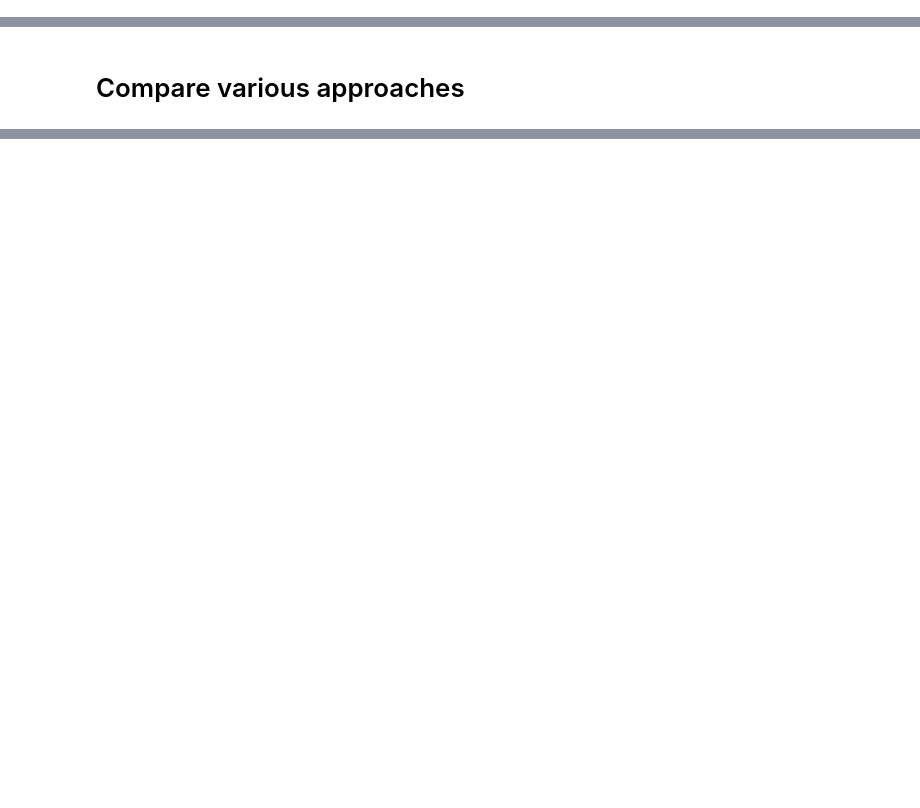
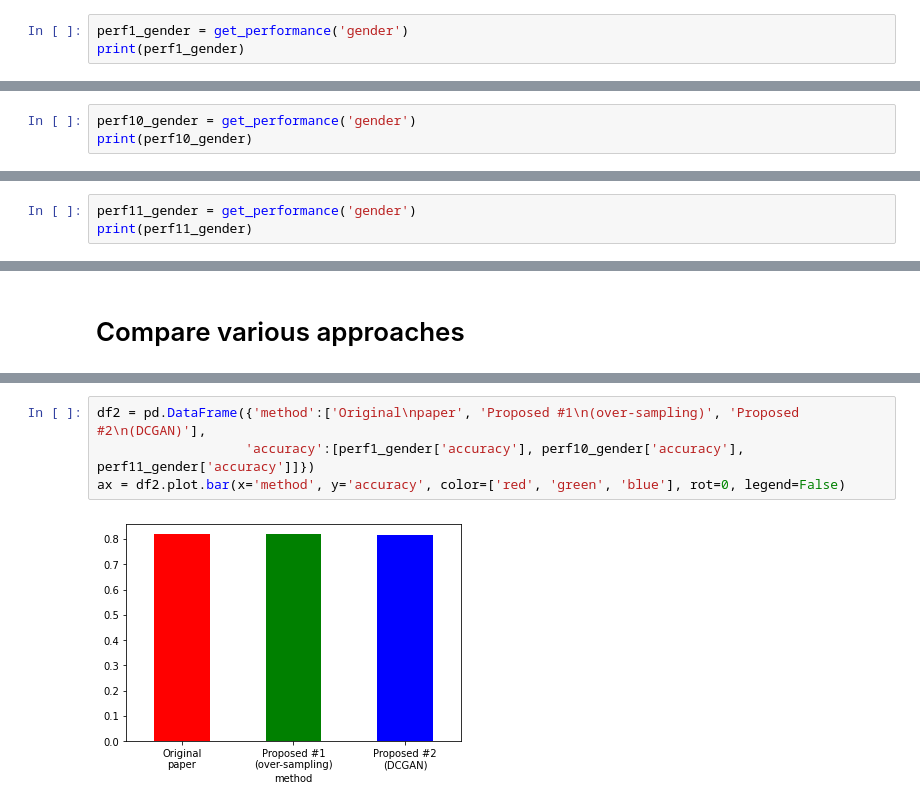
Before and after one commit to dyussekeyev/age-and-gender-classification, a Jupyter notebook: classification_test_demo.ipynb, the cells around one changed output, grey strips where cells are left out. Saved outputs shown, nothing was run; the diff lists cells and outputs as text; blank space fills up the shorter version.

```diff
--- a/classification_test_demo.ipynb
+++ b/classification_test_demo.ipynb
@@ -386 +400,4 @@ print(perf1)
 {'accuracy': 0.3621412447597549, 'one-off accuracy': 0.7465333763302161}
+# %%
+perf1_gender = get_performance('gender')
+print(perf1_gender)
@@ -395 +416,4 @@ print(perf10)
 {'accuracy': 0.4258572752548656, 'one-off accuracy': 0.7840593141797961}
+# %%
+perf10_gender = get_performance('gender')
+print(perf10_gender)
@@ -404 +432,4 @@ print(perf11)
 {'accuracy': 0.47659870250231695, 'one-off accuracy': 0.7680722891566265}
+# %%
+perf11_gender = get_performance('gender')
+print(perf11_gender)
@@ -411,2 +445,8 @@ ax = df.plot.bar(x='method', y='accuracy', color=['red', 'green', 'blue'], rot=0
 # %% [output]
 [figure]
+# %%
+df2 = pd.DataFrame({'method':['Original\npaper', 'Proposed #1\n(over-sampling)', 'Proposed #2\n(DCGAN)'],
+                   'accuracy':[perf1_gender['accuracy'], perf10_gender['accuracy'], perf11_gender['accuracy']]})
+ax = df2.plot.bar(x='method', y='accuracy', color=['red', 'green', 'blue'], rot=0, legend=False)
+# %% [output]
+[figure, added]
```
Also changed, not shown: parts of 11 cells of this notebook.
